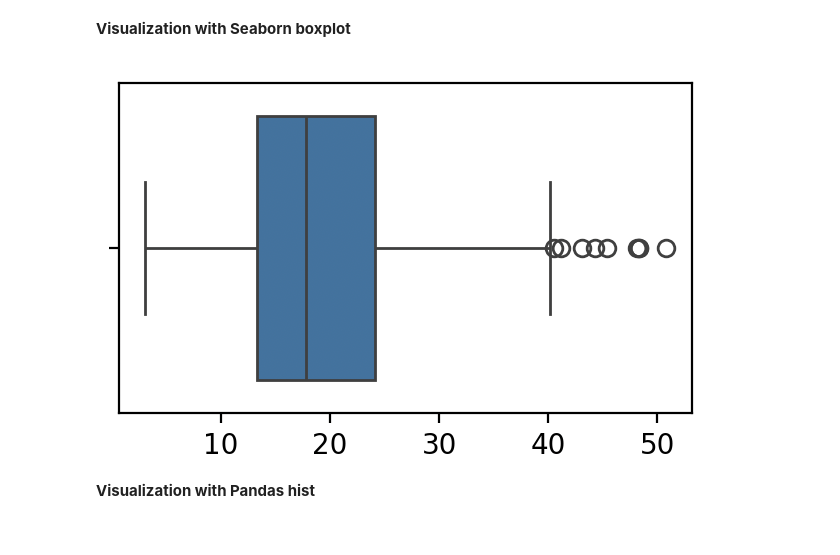
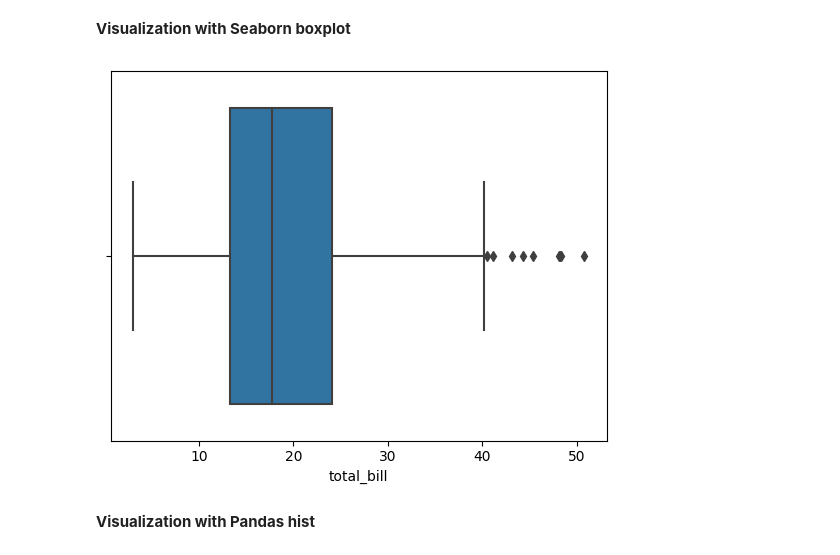
Before and after one commit to YeldaYuksel/Data_Visualization_Seaborn, a Jupyter notebook: data-visualization-seaborn.ipynb, the cells around one changed output. Drawn from its saved outputs; the diff is of its cells as text; code cells hidden in the pictures.

```diff
--- a/data-visualization-seaborn.ipynb
+++ b/data-visualization-seaborn.ipynb
@@ -20,10 +28,10 @@
 # %% [markdown]
 **Visualization with Seaborn boxplot**
 # %%
-#sns.boxplot(x=df["total_bill"])
-#plt.show()
+sns.boxplot(x=df["total_bill"])
+plt.show()
+# %% [output]
+[figure, added]
-# %% [markdown]
-![Ekran Resmi 2024-09-01 21.28.11.png](attachment:50a43b52-8a72-41bb-9375-e77e9765ac08.png)
 # %% [markdown]
 **Visualization with Pandas hist**
 # %%
```
Also changed, not shown: parts of 5 cells of this notebook.
